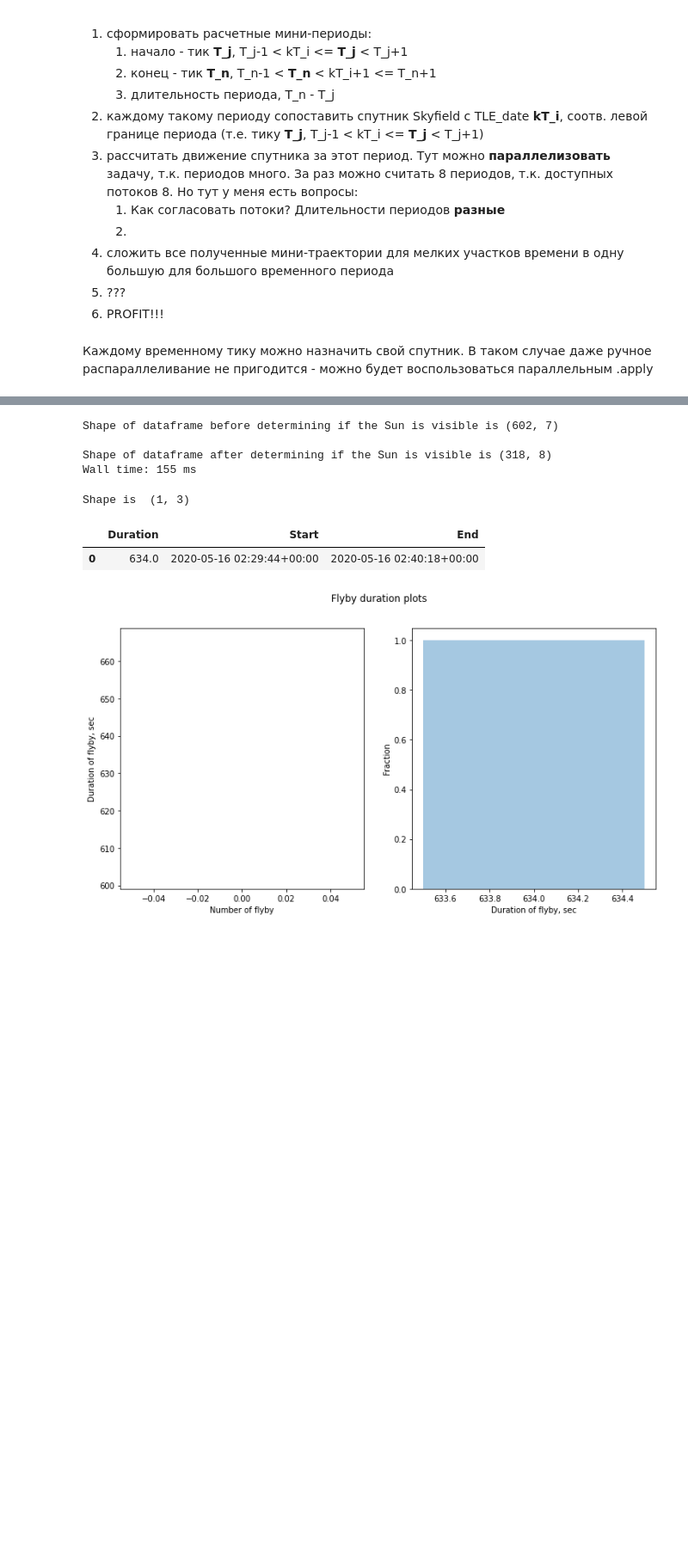
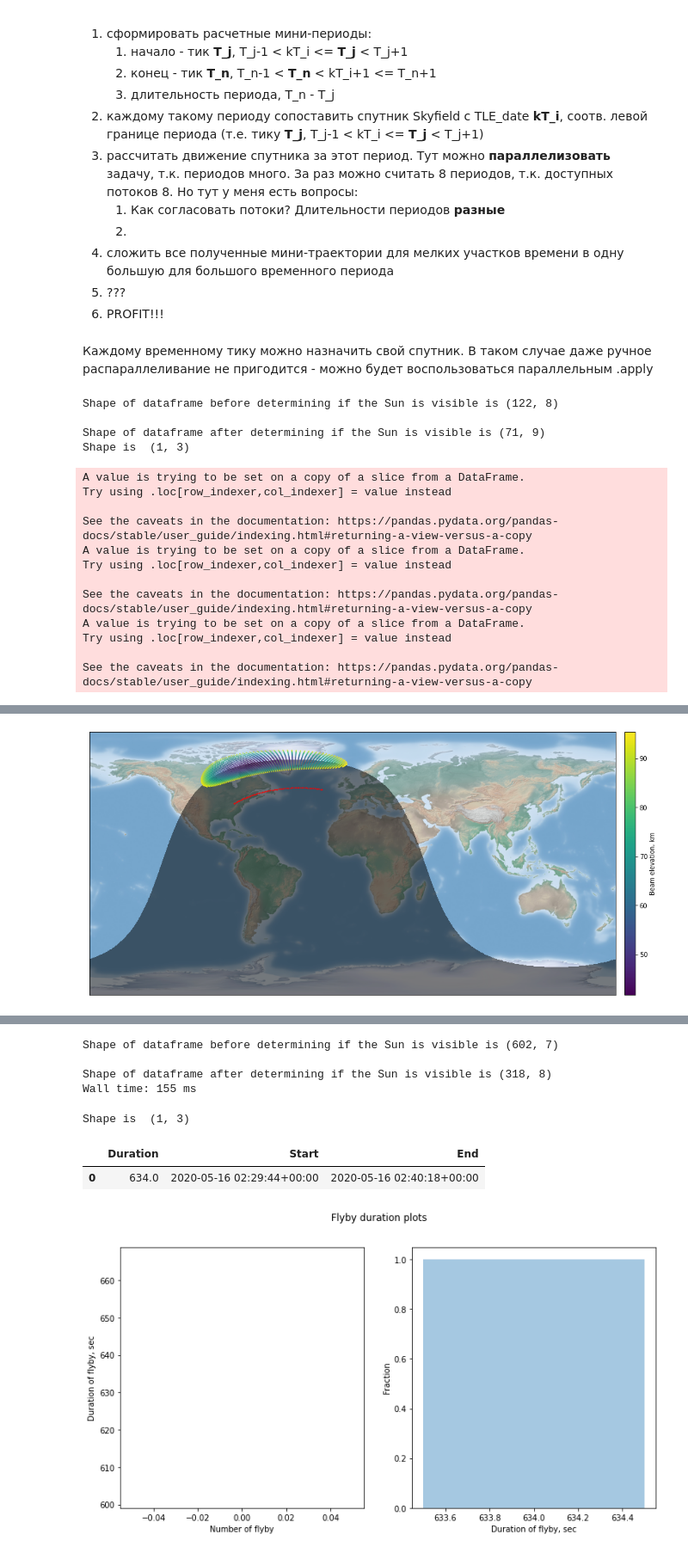
Before and after one commit to newtonee/Visibility-of-the-Sun, a Jupyter notebook: When_the_Sun_is_visible_.ipynb, the cells around one changed output, grey strips where cells are left out. Shown at 86% size. Saved outputs shown, nothing was run; the diff lists cells and outputs as text; code cells hidden in the pictures; blank space fills up the shorter version.

```diff
--- a/When_the_Sun_is_visible_.ipynb
+++ b/When_the_Sun_is_visible_.ipynb
@@ -122,6 +122,7 @@ earth = planets['earth']
 # %%
 # constants
 R_earth = 6371000 #m
+# R_earth = 6356800
 R_sun = 0#1.392E9/2 #m
 
 # visibility indexes
@@ -212,6 +213,7 @@ class image_plotter:
         self.df["sun_pos"] = self.df.swifter.apply(self.get_sun_position, axis=1)
         self.df["sat_to_sun"] = self.df["sun_pos"] - self.df["sat_pos"] # vector between the sat and the Sun,
                                                                         # pointing to the Sun
+        self.df = self.df.swifter.apply(self.get_WGS84_R_Earth, axis=1)
 
     def get_nearest_datetime(self, items, pivot):
         return min(items, key=lambda x: abs(x - pivot))
@@ -246,8 +248,8 @@ class image_plotter:
         r_sun = LA.norm(r_sun)
         r_ss = LA.norm(r_ss)
         # angles of visibility
-        rho_up = np.arcsin((R_earth + self.h[1]) / r_sat)
-        rho_down = np.arcsin((R_earth + self.h[0]) / r_sat)
+        rho_up = np.arcsin((R_earth + self.h[1]) / r_sat) # R_earth acceptable
+        rho_down = np.arcsin((R_earth + self.h[0]) / r_sat) # R_earth acceptable
         rho_sun = np.arcsin(R_sun / r_ss)
         d = np.arccos((r_sat**2 + r_ss**2 - r_sun**2) / (2 * r_sat * r_ss))
         # determing if sun is visible
@@ -257,10 +259,17 @@ class image_plotter:
         elif rho_up >= d + rho_sun and rho_down <= d + rho_sun : return visible["up"]
         else : return visible["false"]
 
+    def get_WGS84_R_Earth(self, row):
+        sat_vec = row["sat_pos"]
+        lat, lon, elev = row["sat_subpoint"]
+        row["WGS_84_R_Earth"] = LA.norm(sat_vec) - elev
+        return row
+
     def get_entry_vec(self, row): # Light beam entry position
         b1, b2, b3 = row["sat_to_sun"]
         c1, c2, c3 = row["sat_pos"]
-        R = R_earth + self.h[1]
+        local_R_earth = row["WGS_84_R_Earth"] # constant R_Earth unacceptable. use WGS 84
+        R = local_R_earth + self.h[1]
         # from Mathematica
         a1 = (-2*b1**2*c1 - 2*b1*b2*c2 - 2*b1*b3*c3 - np.sqrt((2*b1**2*c1 + 2*b1*b2*c2 + 2*b1*b3*c3)**2 - 4*(b1**2 + b2**2 + b3**2)*(b1**2*c1**2 + b1**2*c2**2 + b1**2*c3**2 - b1**2*R**2)))/(2.*(b1**2 + b2**2 + b3**2))
         a2 = (-((b1**2*b2*c1)/(b1**2 + b2**2 + b3**2)) - (b1*b2**2*c2)/(b1**2 + b2**2 + b3**2) - (b1*b2*b3*c3)/(b1**2 + b2**2 + b3**2) - (b2*np.sqrt((2*b1**2*c1 + 2*b1*b2*c2 + 2*b1*b3*c3)**2 - 4*(b1**2 + b2**2 + b3**2)*(b1**2*c1**2 + b1**2*c2**2 + b1**2*c3**2 - b1**2*R**2)))/(2.*(b1**2 + b2**2 + b3**2)))/b1
@@ -271,7 +280,8 @@ class image_plotter:
     def get_exit_vec(self, row): # Light beam exit position
         b1, b2, b3 = row["sat_to_sun"]
         c1, c2, c3 = row["sat_pos"]
-        R = R_earth + self.h[1]
+        local_R_earth = row["WGS_84_R_Earth"] # constant R_Earth unacceptable. use WGS 84
+        R = local_R_earth + self.h[1]
         # from Mathematica
         a1 = (-2*b1**2*c1 - 2*b1*b2*c2 - 2*b1*b3*c3 + np.sqrt((2*b1**2*c1 + 2*b1*b2*c2 + 2*b1*b3*c3)**2 - 4*(b1**2 + b2**2 + b3**2)*(b1**2*c1**2 + b1**2*c2**2 + b1**2*c3**2 - b1**2*R**2)))/(2.*(b1**2 + b2**2 + b3**2))
         a2 = (-((b1**2*b2*c1)/(b1**2 + b2**2 + b3**2)) - (b1*b2**2*c2)/(b1**2 + b2**2 + b3**2) - (b1*b2*b3*c3)/(b1**2 + b2**2 + b3**2) + (b2*np.sqrt((2*b1**2*c1 + 2*b1*b2*c2 + 2*b1*b3*c3)**2 - 4*(b1**2 + b2**2 + b3**2)*(b1**2*c1**2 + b1**2*c2**2 + b1**2*c3**2 - b1**2*R**2)))/(2.*(b1**2 + b2**2 + b3**2)))/b1
@@ -284,12 +294,12 @@ class image_plotter:
         return angle[0] + angle[1] / 60 + angle[2] / 3600
 
     def beam_path_points_with_subpoints(self, row):
-        num_points = row["num_points"] - 1
+        num_points = row["num_points"] #- 1
         points_skyfield = []
         points = []
         for i in range(num_points):
             point = row["entry_vec"] + row["diff"] * i
-            point = Geocentric(position_au=point/149597870700, t=self.ts.utc(row["Date"]))
+            point = Geocentric(position_au=point/149597870691, t=self.ts.utc(row["Date"])) # высота рассчитывается из WGS 84
             subpoint = point.subpoint()
             points_skyfield.append([subpoint.latitude, subpoint.longitude, subpoint.elevation.m])
             points.append([self.convert_angle(subpoint.latitude), self.convert_angle(subpoint.longitude), subpoint.elevation.m])
@@ -306,7 +316,7 @@ class image_plotter:
         self.df = self.df.dropna()
 
         # get points forming light trajectory
-        self.df["diff"] = self.df["exit_vec"] - self.df["entry_vec"]
+        self.df["diff"] = self.df["exit_vec"] - self.df["entry_vec"] # оба имеют макс. высоту в h[1]. При этом на их же концах и есть наибольшая ошибка
         self.df["num_points"] = num_points
         self.df["diff"] /= self.df["num_points"]
         self.df = self.df.swifter.apply(self.beam_path_points_with_subpoints, axis=1)
@@ -432,7 +442,6 @@ class image_plotter:
             x, y = mp(lons, lats)
             lol = mp.scatter(x, y, marker=".", c='red', s=4)
 
-
         # saving
         if save :
             plt.savefig('map.png', quality=100, dpi=300, bbox_inches='tight')
@@ -441,12 +450,29 @@ class image_plotter:
         # showing
         plt.show()
 
-    def go(self): # operating pipeline
+    def __call__(self, terminator=True, sat_trajectory=True, save=False, projection='cyl', scatter=True, num_points=30, plot_flyby_info=False): # operating pipeline
         self.get_positions()
         self.calculate_visibility()
-        self.get_flyby_info(plot=False)
-        self.get_beam_path(num_points=50)
-        self.plot(terminator=True, sat_trajectory=True, save=True, projection='cyl', scatter=True)
+        self.get_flyby_info(plot=plot_flyby_info)
+        self.get_beam_path(num_points=num_points)
+        self.plot(terminator=terminator, sat_trajectory=sat_trajectory, save=save, projection=projection, scatter=scatter)
 # %%
-ip = image_plotter(iss_tles, sun, earth, dt=2, T=[0, 0, 20, 0], h=[30, 80], start_date=[2020, 5, 16, 2, 28, 0], sat_subpoint=True, full_sun=False)
-# ip.go()
+ip = image_plotter(iss_tles, sun, earth, dt=10, T=[0, 0, 20, 0], h=[20, 90], start_date=[2020, 5, 16, 2, 28, 0], sat_subpoint=True, full_sun=False)
+ip()
+# %% [output]
+Shape of dataframe before determining if the Sun is visible is (122, 8)
+
+Shape of dataframe after determining if the Sun is visible is (71, 9)
+Shape is  (1, 3)
+A value is trying to be set on a copy of a slice from a DataFrame.
+Try using .loc[row_indexer,col_indexer] = value instead
+
+See the caveats in the documentation: https://pandas.pydata.org/pandas-docs/stable/user_guide/indexing.html#returning-a-view-versus-a-copy
+A value is trying to be set on a copy of a slice from a DataFrame.
+Try using .loc[row_indexer,col_indexer] = value instead
+
+See the caveats in the documentation: https://pandas.pydata.org/pandas-docs/stable/user_guide/indexing.html#returning-a-view-versus-a-copy
+A value is trying to be set on a copy of a slice from a DataFrame.
+Try using .loc[row_indexer,col_indexer] = value instead
+
+See the caveats in the documentation: https://pandas.pydata.org/pandas-docs/stable/user_guide/indexing.html#returning-a-view-versus-a-copy
@@ -452,0 +485 @@ ip = image_plotter(iss_tles, sun, earth, dt=2, T=[0, 0, 20, 0], h=[30, 80], star
+[figure, added]
```
Also changed, not shown: parts of 7 cells of this notebook, 1 other file.
